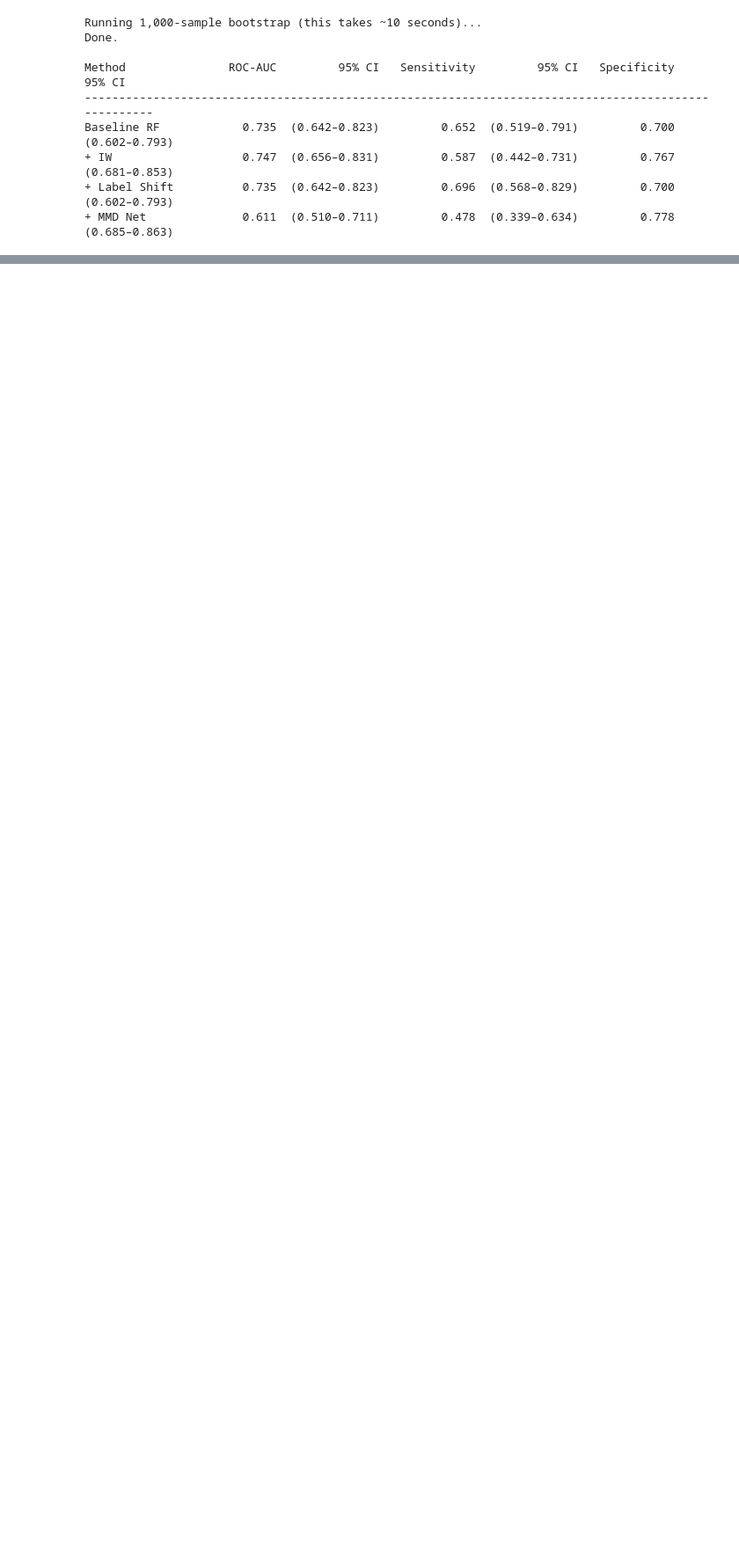
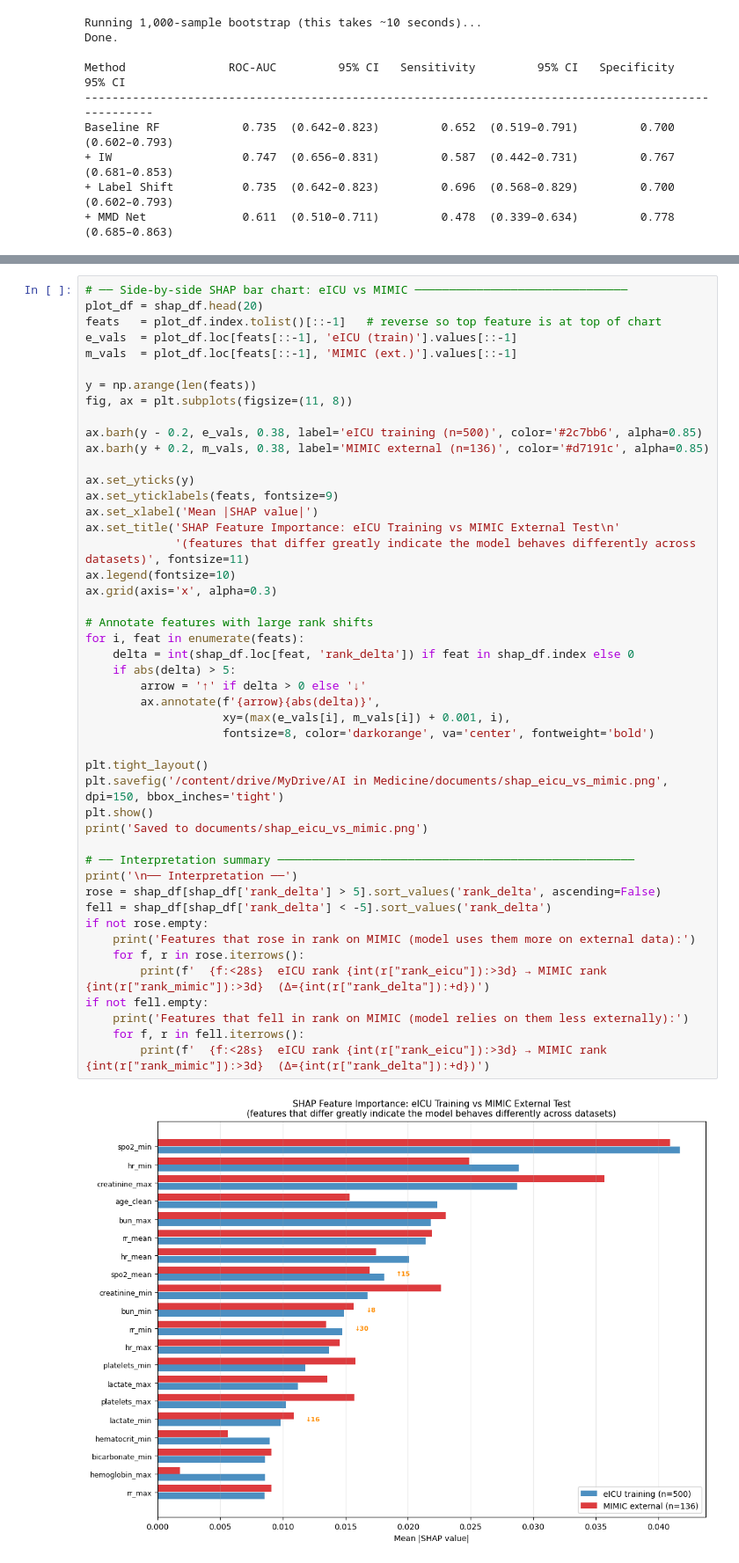
Before and after one commit to kimiadorrani/ICU-mortality-prediction, a Jupyter notebook: notebooks/06_results_comparison.ipynb, the cells around one changed output, grey strips where cells are left out. Shown at 88% size. Saved outputs shown, nothing was run; the diff lists cells and outputs as text; blank space fills up the shorter version.

```diff
--- a/notebooks/06_results_comparison.ipynb
+++ b/notebooks/06_results_comparison.ipynb
@@ -531,0 +617,49 @@ Baseline RF            0.735  (0.642–0.823)         0.652  (0.519–0.791)
+# %%
+# ── Side-by-side SHAP bar chart: eICU vs MIMIC ───────────────────────────────
+plot_df = shap_df.head(20)
+feats   = plot_df.index.tolist()[::-1]   # reverse so top feature is at top of chart
+e_vals  = plot_df.loc[feats[::-1], 'eICU (train)'].values[::-1]
+m_vals  = plot_df.loc[feats[::-1], 'MIMIC (ext.)'].values[::-1]
+
+y = np.arange(len(feats))
+fig, ax = plt.subplots(figsize=(11, 8))
+
+ax.barh(y - 0.2, e_vals, 0.38, label='eICU training (n=500)', color='#2c7bb6', alpha=0.85)
+ax.barh(y + 0.2, m_vals, 0.38, label='MIMIC external (n=136)', color='#d7191c', alpha=0.85)
+
+ax.set_yticks(y)
+ax.set_yticklabels(feats, fontsize=9)
+ax.set_xlabel('Mean |SHAP value|')
+ax.set_title('SHAP Feature Importance: eICU Training vs MIMIC External Test\n'
+             '(features that differ greatly indicate the model behaves differently across datasets)', fontsize=11)
+ax.legend(fontsize=10)
+ax.grid(axis='x', alpha=0.3)
+
+# Annotate features with large rank shifts
+for i, feat in enumerate(feats):
+    delta = int(shap_df.loc[feat, 'rank_delta']) if feat in shap_df.index else 0
+    if abs(delta) > 5:
+        arrow = '↑' if delta > 0 else '↓'
+        ax.annotate(f'{arrow}{abs(delta)}',
+                    xy=(max(e_vals[i], m_vals[i]) + 0.001, i),
+                    fontsize=8, color='darkorange', va='center', fontweight='bold')
+
+plt.tight_layout()
+plt.savefig('/content/drive/MyDrive/AI in Medicine/documents/shap_eicu_vs_mimic.png', dpi=150, bbox_inches='tight')
+plt.show()
+print('Saved to documents/shap_eicu_vs_mimic.png')
+
+# ── Interpretation summary ────────────────────────────────────────────────────
+print('\n── Interpretation ──')
+rose = shap_df[shap_df['rank_delta'] > 5].sort_values('rank_delta', ascending=False)
+fell = shap_df[shap_df['rank_delta'] < -5].sort_values('rank_delta')
+if not rose.empty:
+    print('Features that rose in rank on MIMIC (model uses them more on external data):')
+    for f, r in rose.iterrows():
+        print(f'  {f:<28s}  eICU rank {int(r["rank_eicu"]):>3d} → MIMIC rank {int(r["rank_mimic"]):>3d}  (Δ={int(r["rank_delta"]):+d})')
+if not fell.empty:
+    print('Features that fell in rank on MIMIC (model relies on them less externally):')
+    for f, r in fell.iterrows():
+        print(f'  {f:<28s}  eICU rank {int(r["rank_eicu"]):>3d} → MIMIC rank {int(r["rank_mimic"]):>3d}  (Δ={int(r["rank_delta"]):+d})')
+# %% [output]
+[figure, added]
```
Also changed, not shown: parts of 6 cells of this notebook, 1 other file.
